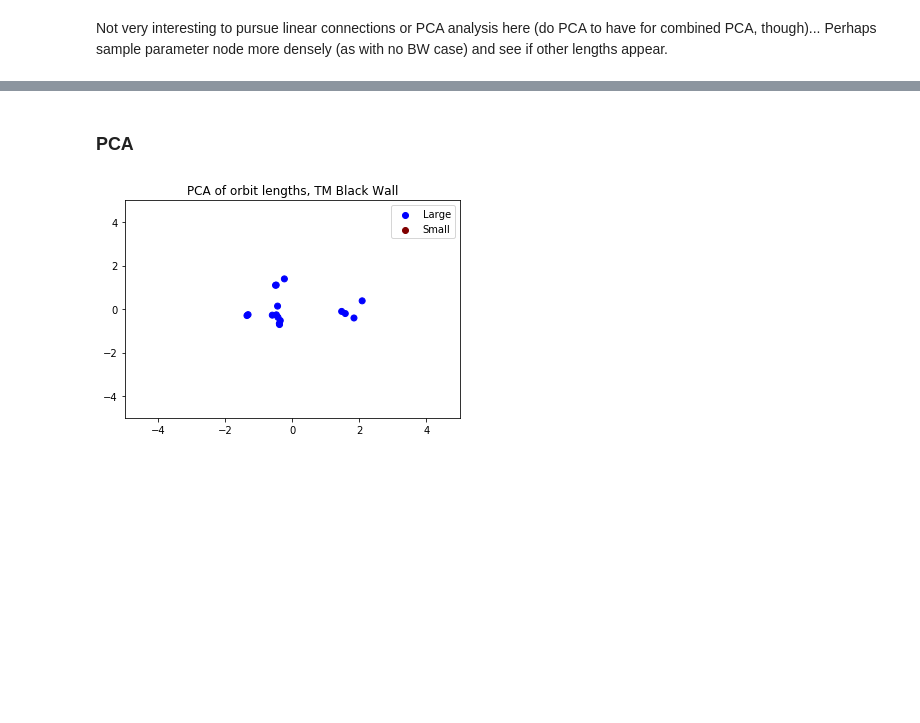
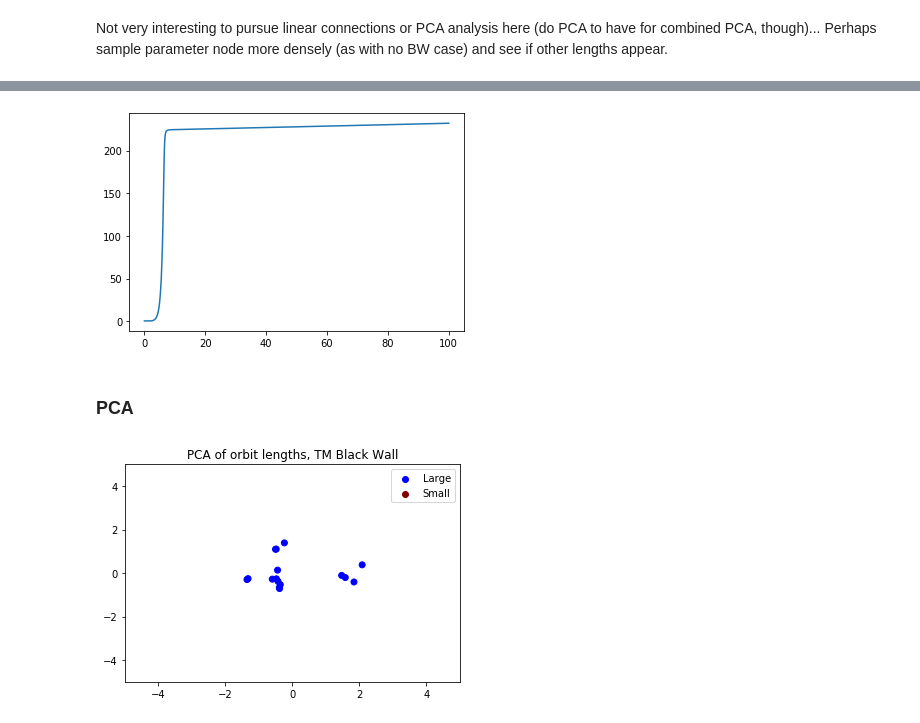
Before and after one commit to will-duncan/p53mdm2, a Jupyter notebook: P1TMBWodes.ipynb, the cells around one changed output, grey strips where cells are left out. Drawn from its saved outputs; the diff is of its cells as text; code cells hidden in the pictures; blank space fills up the shorter version.

```diff
--- a/P1TMBWodes.ipynb
+++ b/P1TMBWodes.ipynb
@@ -91,4 +105,5 @@ for i in range(10):
 # %%
-tm_ICs2 = []
-for i in range(10):
-    tm_ICs2.append(ic_function("110", tm_params[0]))#110 to avoid overshoot, and it is division point
+# tm_ICs2 = []
+# random.seed(1)
+# for i in range(10):
+#     tm_ICs2.append(ic_function("110", tm_params[0]))#110 to avoid overshoot
@@ -97,14 +112,16 @@ Fails for tm_params[1,4,8,16]
 # %%
 tm_lengths = []#store orbit lengths, each set of 10 lengths corresponds to different ICs within same parameter
 tm_sizes = []
+tm_error_params = []
 for i in range(len(tm_params)):
-    if i == 1 or i == 4 or i == 8 or i == 16:
-        pass
-    else:
+    try:
         param = tm_params[i]
         theta = theta_from_param(param)
-        for IC in tm_ICs2:
+        for IC in tm_ICs:
             sol = scipy.integrate.solve_ivp(lambda t,y: fun(t,y,param,90,decays), [0,100], y0 = IC, method = 'BDF')
             output = get_periodic_domains(sol.y,theta,num_periods_to_verify = 2)
             tm_lengths.append(len(output))
             tm_sizes.append(lower_double_id(output))
+    except ValueError:
+        tm_error_params.append(i)
+print(tm_error_params)
@@ -110,0 +130,17 @@ for i in range(len(tm_params)):
+# %%
+good_tm_params = []
+tm_lengths = []#store orbit lengths, each set of 10 lengths corresponds to different ICs within same parameter
+tm_sizes = []
+
+for i in range(len(tm_params)):
+    if i not in tm_error_params:
+        good_tm_params.append(i)
+
+for i in good_tm_params:#only indices that don't fail for any of selected ICs
+    param = tm_params[i]#select good params from original list
+    theta = theta_from_param(param)
+    for IC in tm_ICs:
+        sol = scipy.integrate.solve_ivp(lambda t,y: fun(t,y,param,90,decays), [0,100], y0 = IC, method = 'BDF')
+        output = get_periodic_domains(sol.y,theta,num_periods_to_verify = 2)
+        tm_lengths.append(len(output))
+        tm_sizes.append(lower_double_id(output))#500
@@ -317,3 +478,8 @@ plot_projections(sol1, param, axs = (ax1, ax2))
+# %%
+plt.plot(sol.t,sol.y[2])
+plt.show()
+# %% [output]
+[figure, added]
 # %% [markdown]
 ### PCA
 # %%
```
Also changed, not shown: parts of 27 cells of this notebook, 6 other files.
